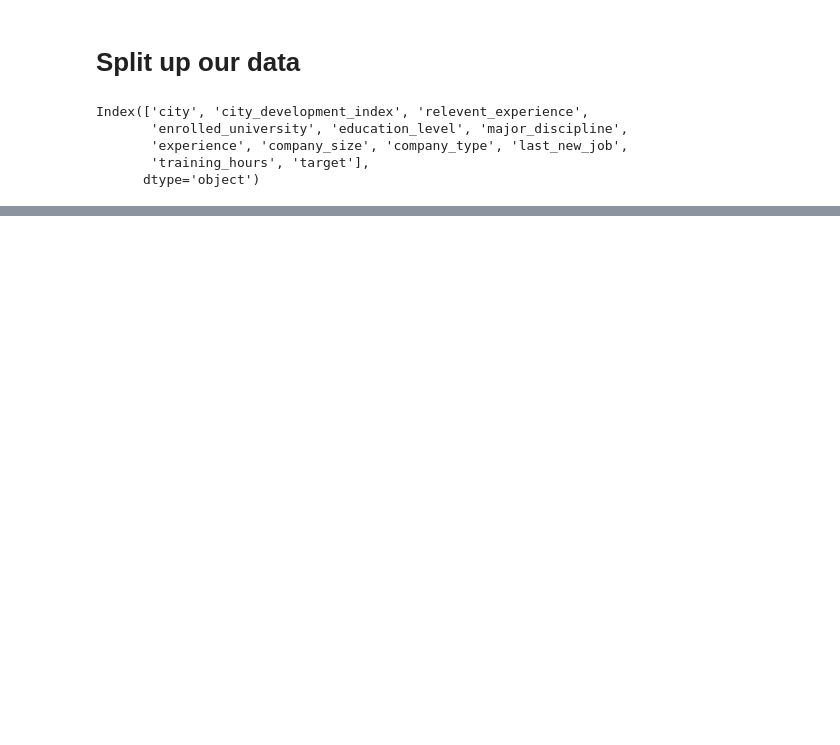
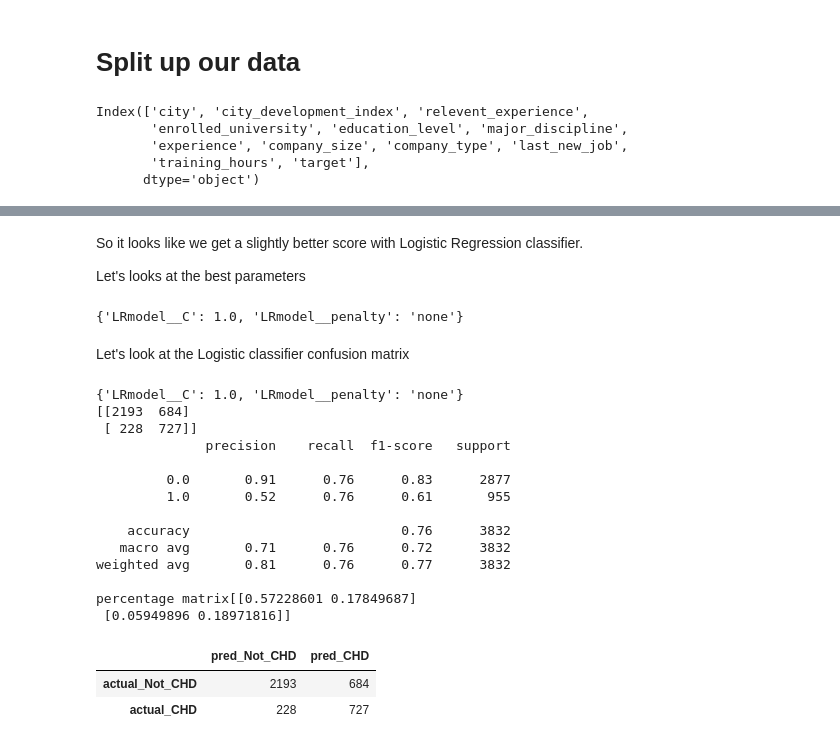
Before and after one commit to mattyjue/HR-Analytics, a Jupyter notebook: HR analytics.ipynb, the cells around one changed output, grey strips where cells are left out. Drawn from its saved outputs; the diff is of its cells as text; code cells hidden in the pictures; blank space fills up the shorter version.

```diff
--- a/HR analytics.ipynb
+++ b/HR analytics.ipynb
@@ -290,0 +441,27 @@ display(confusion_df)
+# %%
+pipeline_lg = Pipeline([
+    ('preprocessing', preprocessing),
+    ('sampling', SMOTE()),
+    ('LRmodel', LogisticRegression(max_iter=1000)),
+])
+
+
+pipeline_lg.fit(X_train, y_train)
+
+train_score = pipeline_lg.score(X_train, y_train)
+test_score = pipeline_lg.score(X_test, y_test)
+
+print(f"Train score for Linear Regression model before gridsearch: {train_score}")
+print(f"Test score for Linear Regression model before gridsearch: {test_score}")
+
+
+grid = {
+    "LRmodel__C": [0.1, 0.25, .5, 0.75, 1.0],
+    "LRmodel__penalty": ['l1', 'l2', 'elasticnet', 'none']
+}
+
+pipeline_lg_cv = GridSearchCV(pipeline_lg, grid, verbose=1, cv=5, n_jobs=-1)
+pipeline_lg_cv.fit(X_train, y_train)
+
+print(f"Train score for Linear Regression model: {pipeline_lg_cv.score(X_train, y_train)}")
+print(f"Test score for Linear Regression model: {pipeline_lg_cv.score(X_test, y_test)}")
@@ -290,0 +477,45 @@ display(confusion_df)
+# %% [markdown]
+So it looks like we get a slightly better score with Logistic Regression classifier.
+
+Let's looks at the best parameters
+# %%
+pipeline_lg_cv.best_params_
+# %% [output]
+{'LRmodel__C': 1.0, 'LRmodel__penalty': 'none'}
+# %% [markdown]
+Let's look at the Logistic classifier confusion matrix
+# %%
+print(pipeline_lg_cv.best_params_)
+
+y_pred = pipeline_lg_cv.predict(X_test)
+
+print(confusion_matrix(y_test, y_pred))
+print(classification_report(y_test, y_pred))
+
+confusion_mat = confusion_matrix(y_test, y_pred)
+confusion_df = pd.DataFrame(
+    confusion_mat,
+    index=["actual_Not_CHD", "actual_CHD"],
+    columns=["pred_Not_CHD", "pred_CHD"],
+)
+
+print(f'percentage matrix{confusion_mat/(len(y_pred))}')
+display(confusion_df)
+# %% [output]
+{'LRmodel__C': 1.0, 'LRmodel__penalty': 'none'}
+[[2193  684]
+ [ 228  727]]
+              precision    recall  f1-score   support
+
+         0.0       0.91      0.76      0.83      2877
+         1.0       0.52      0.76      0.61       955
+
+    accuracy                           0.76      3832
+   macro avg       0.71      0.76      0.72      3832
+weighted avg       0.81      0.76      0.77      3832
+
+percentage matrix[[0.57228601 0.17849687]
+ [0.05949896 0.18971816]]
+|  | pred_Not_CHD | pred_CHD |
+| actual_Not_CHD | 2193 | 684 |
+| actual_CHD | 228 | 727 |
```
Also changed, not shown: parts of 26 cells of this notebook.
